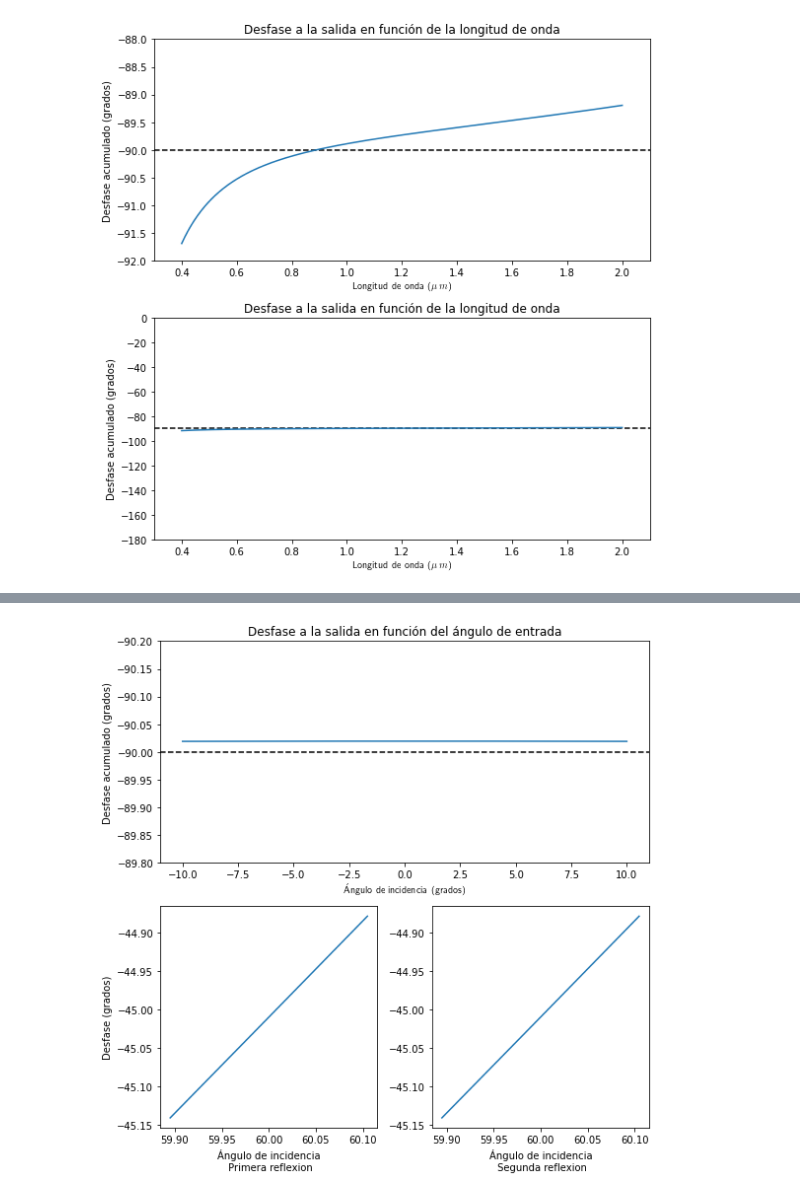
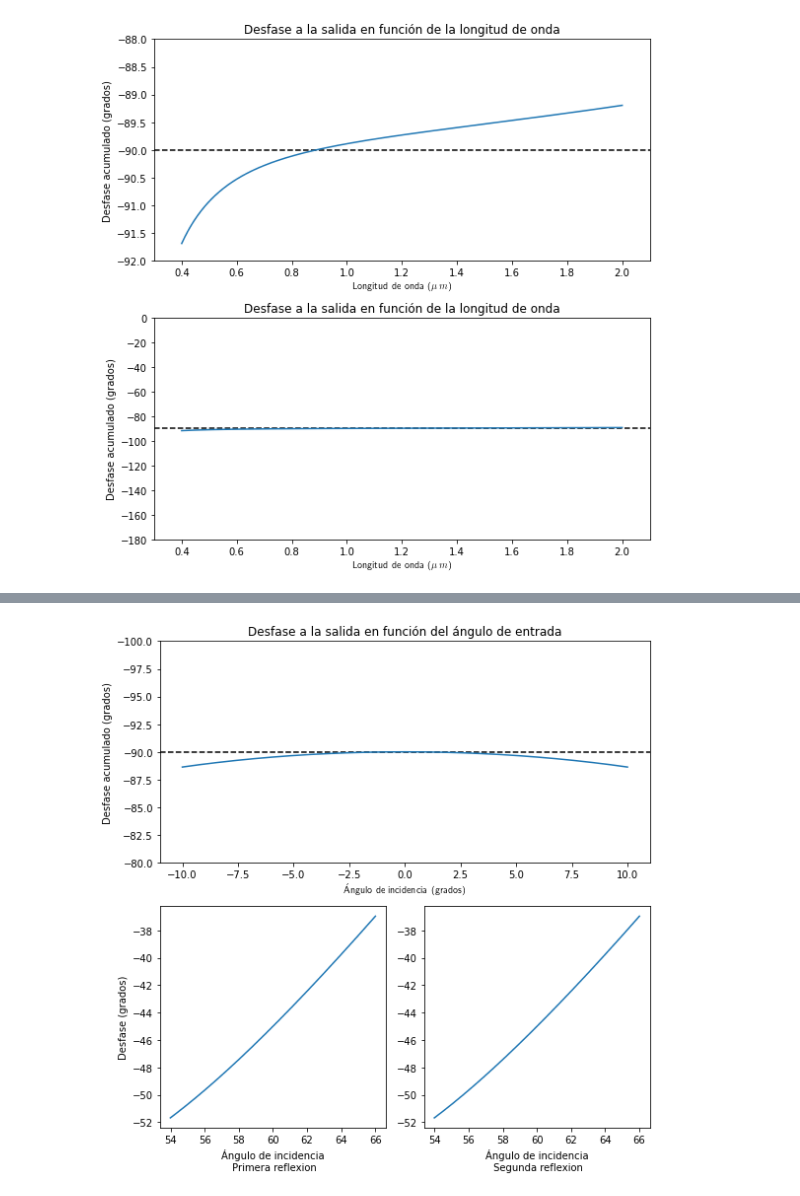
Before and after one commit to rmhsik/Mooney, a Jupyter notebook: Rombo de Mooney.ipynb, the cells around one changed output, grey strips where cells are left out. Cells and saved outputs as stored; diff of their text form; code cells hidden in the pictures.

```diff
--- a/Rombo de Mooney.ipynb
+++ b/Rombo de Mooney.ipynb
@@ -126,36 +126,36 @@ theta_i = np.linspace(np.radians(-10.0),np.radians(10.0),1000)
 theta_t = np.arcsin(n1/n2*np.sin(theta_i))
 
 # Primera reflexión en el interior del rombo
-theta_1 = np.radians(60.0-theta_t)
+theta_1 = np.radians(60.0-np.degrees(theta_t))
 phase1 = 2*np.arctan(-(np.cos(theta_1)*np.sqrt(n2**2*np.sin(theta_1)**2-n1**2))/\
                     (n2*np.sin(theta_1)**2))
 
 # Segunda reflexión en el interior del rombo
-theta_2 = np.radians(60.0+theta_t)
+theta_2 = np.radians(60.0+np.degrees(theta_t))
 phase2 = 2*np.arctan(-(np.cos(theta_2)*np.sqrt(n2**2*np.sin(theta_2)**2-n1**2))/\
                     (n2*np.sin(theta_2)**2))
 phase = phase1+phase2
 # %%
 fig = plt.figure(figsize = (8,8))
 
 ax = fig.add_subplot(211)
 ax.axhline(-90,linestyle='--',c='k')
 ax.plot(np.degrees(theta_i),np.degrees(phase))
-ax.set_ylim(-89.8,-90.2)
+ax.set_ylim(-80,-100)
 ax.set_title('Desfase a la salida en función del ángulo de entrada')
 ax.set_xlabel('Ángulo de incidencia (grados)', usetex=True)
 ax.set_ylabel('Desfase acumulado (grados)')
 
 ax = fig.add_subplot(223)
 ax.plot(np.degrees(theta_1),np.degrees(phase1))
 ax.set_ylabel('Desfase (grados)')
 ax.set_xlabel('Ángulo de incidencia\n Primera reflexion')
 
 ax = fig.add_subplot(224)
 ax.plot(np.degrees(theta_2),np.degrees(phase2))
 ax.set_xlabel('Ángulo de incidencia\n Segunda reflexion')
 
 
 fig.tight_layout()
 # %% [output]
-[figure, old version]
+[figure, new version]
```
Also changed, not shown: 1 other file.
